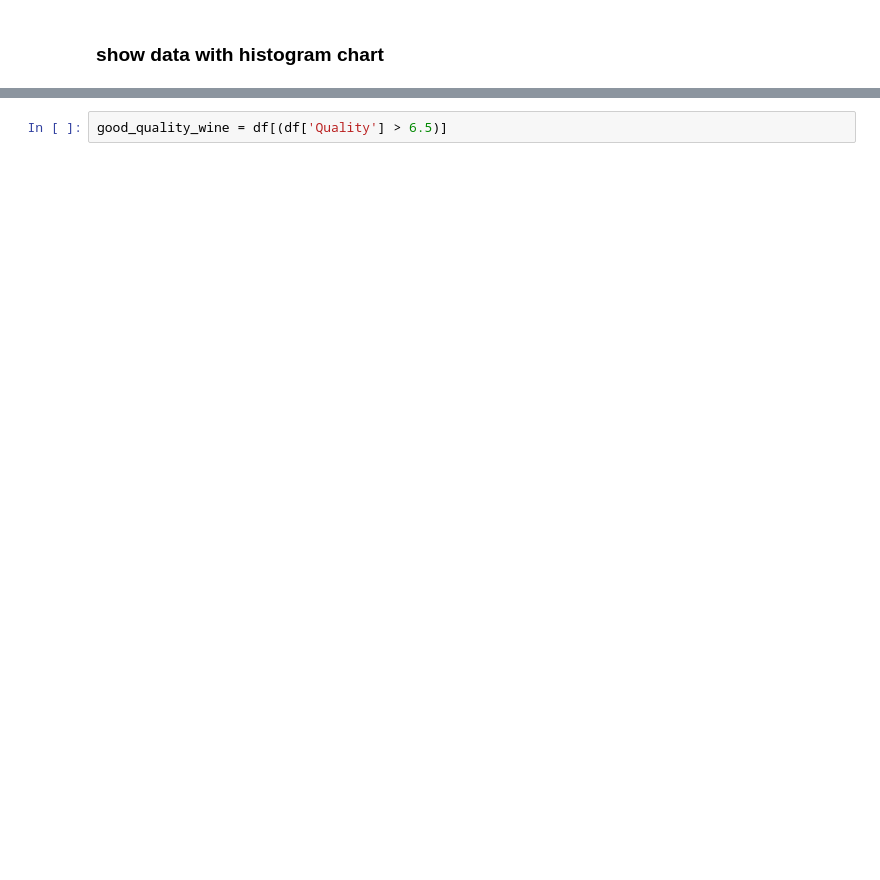
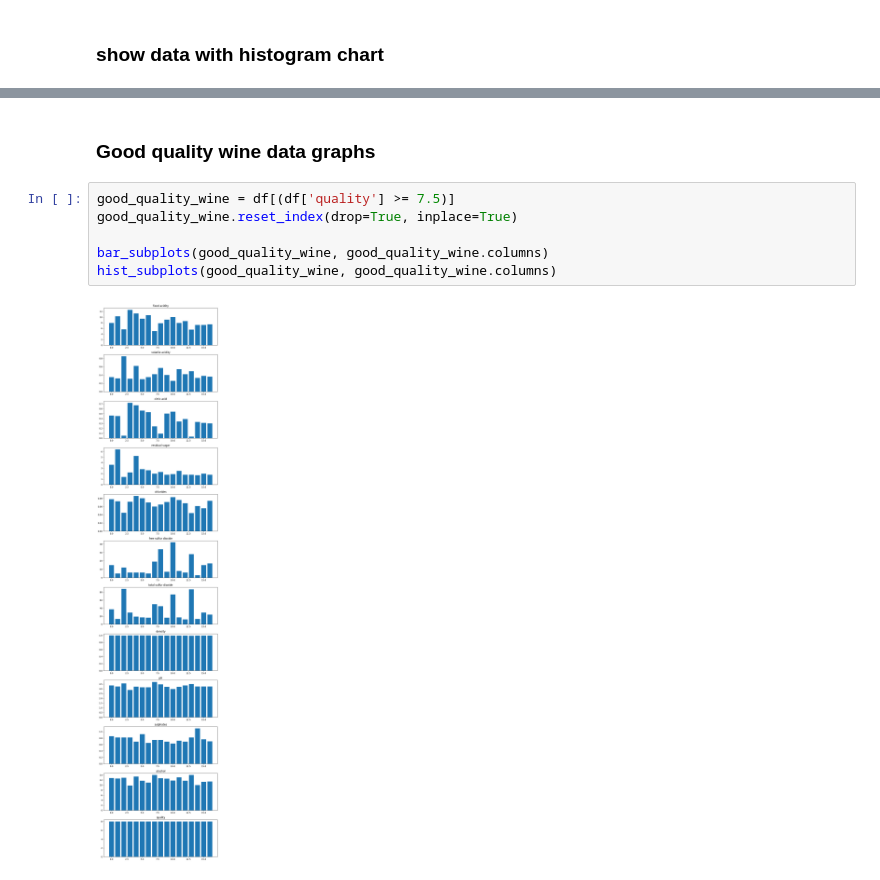
Before and after one commit to Azzure45/big-data-iot-labs, a Jupyter notebook: mini-projekt/mini-project-anton-mahdi.ipynb, the cells around one changed output, grey strips where cells are left out. Cells and saved outputs as stored; diff of their text form; blank space fills up the shorter version.

```diff
--- a/mini-projekt/mini-project-anton-mahdi.ipynb
+++ b/mini-projekt/mini-project-anton-mahdi.ipynb
@@ -118,2 +199,10 @@ hist_subplots(df, df.columns)
+# %% [markdown]
+### Good quality wine data graphs
 # %%
-good_quality_wine = df[(df['Quality'] > 6.5)]
+good_quality_wine = df[(df['quality'] >= 7.5)]
+good_quality_wine.reset_index(drop=True, inplace=True)
+
+bar_subplots(good_quality_wine, good_quality_wine.columns)
+hist_subplots(good_quality_wine, good_quality_wine.columns)
+# %% [output]
+[figure, added]
```
Also changed, not shown: parts of 9 cells of this notebook.
